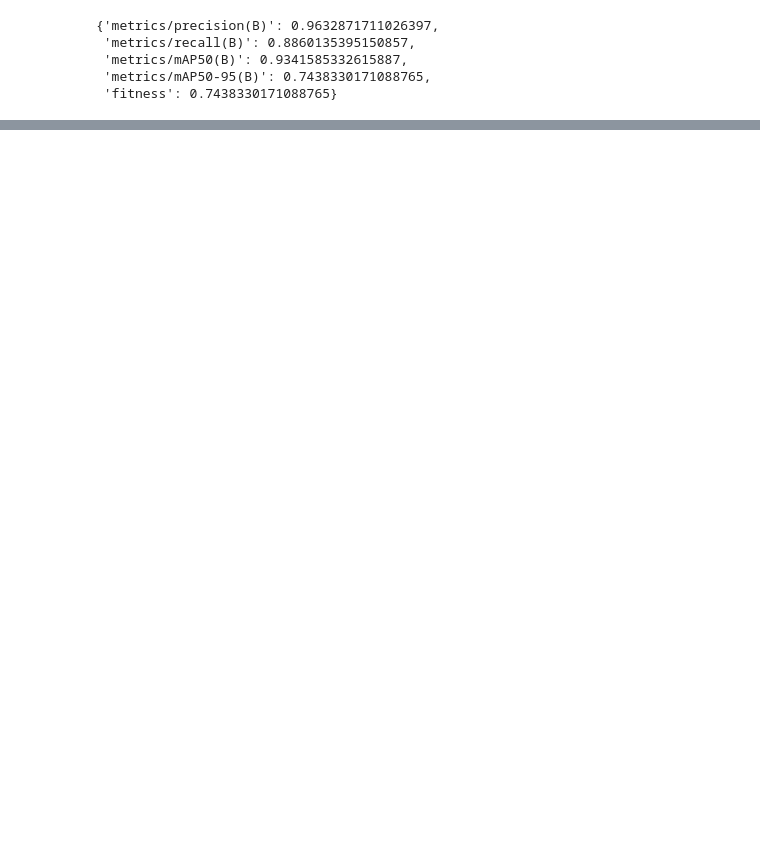
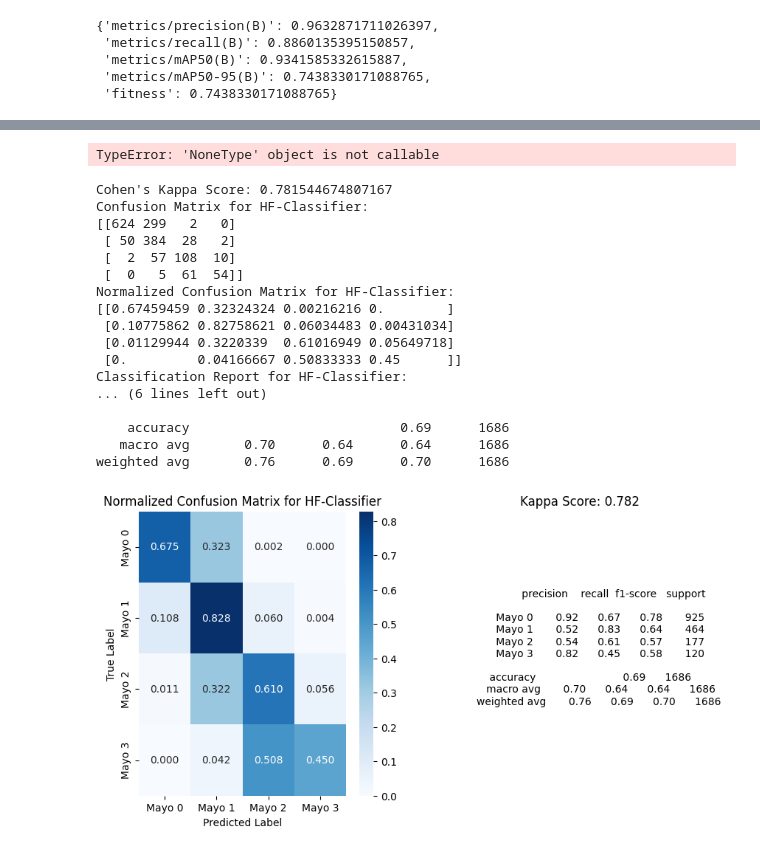
Before and after one commit to Q-Zhao-9/gradproj, a Jupyter notebook: experiments/image_segmentation.ipynb, the cells around one changed output, grey strips where cells are left out. Saved outputs shown, nothing was run; the diff lists cells and outputs as text; code cells hidden in the pictures; blank space fills up the shorter version.

```diff
--- a/experiments/image_segmentation.ipynb
+++ b/experiments/image_segmentation.ipynb
@@ -449,0 +733,5 @@ NameError: name 'model' is not defined
+# %%
+best_model_path = f'{train_results.save_dir}/weights/last.pt'
+print('Model:', best_model_path)
+model = YOLO(best_model_path)
+model.val(data='/home/qzhao9/datasets/LIMUC',validator=CustomizedValidator, imgsz=288, split='test')
@@ -449,0 +922,30 @@ NameError: name 'model' is not defined
+# %%
+from ultralytics import YOLO
+import gc
+import time
+import torch
+
+model_name = "yolo11n-cls.pt"
+# model_name = '/home/qzhao9/code/9800/gradproj/experiments/runs/classify/uc-clf_26n/weights/best.pt'
+# # Load a model
+# model = YOLO(model_name)  # load a pretrained model (recommended for training)
+
+# yolo_seq_model = model.model.model
+sizes = ['x_non_normalized','x_normalized','x_normalized2'] #['n','s','m','l','x']
+model_names = [(f'/home/qzhao9/code/9800/gradproj/experiments/runs/classify/uc-clf_26{size}/weights/best.pt',f'YOLO26{size}-cls')
+               for size in sizes]
+for model_path, model_name in model_names:
+# size = 'x'  # choose from 'n', 's', 'm', 'l', 'x'
+# model_path = f'/home/qzhao9/code/9800/gradproj/experiments/runs/classify/uc-clf_26{size}/weights/best.pt'
+# model_name = f'YOLO26{size}-cls'
+    print(f"*********Evaluating model: {model_name}***********")
+    model = YOLO(model_path)  # load a pretrained model (recommended for training)
+    calculate_metrics_yolo(model, img_path, model_name)
+    # model.to(device='cpu')
+    model = None  # free up memory
+    # print(torch.cuda.mem_get_info())
+    torch.cuda.empty_cache()
+    time.sleep(5)
+    gc.collect()
+    time.sleep(5)
+    gc.collect()
@@ -449,0 +1269,34 @@ NameError: name 'model' is not defined
+# %%
+from PIL import Image
+img_path = ['/home/qzhao9/datasets/LIMUC/test/Mayo 3/UC_patient_44_12.bmp',
+            '/home/qzhao9/datasets/LIMUC/test/Mayo 3/UC_patient_44_11.bmp']
+input = image_processor(images=[Image.open(p).convert('RGB') for p in img_path], return_tensors="pt")
+output = model(**input)
+print(output)
+predicted_class_idx = output.logits.argmax(-1).tolist()
+print("Predicted class index:", [config.id2label[idx] for idx in predicted_class_idx])
+# %% [output]
+TypeError: 'NoneType' object is not callable
+# %%
+img_root = '/home/qzhao9/datasets/LIMUC/test'
+model.eval()
+calculate_metrics_hf(image_processor, model, img_root, 'HF-Classifier')
+# %% [output]
+Cohen's Kappa Score: 0.781544674807167
+Confusion Matrix for HF-Classifier:
+[[624 299   2   0]
+ [ 50 384  28   2]
+ [  2  57 108  10]
+ [  0   5  61  54]]
+Normalized Confusion Matrix for HF-Classifier:
+[[0.67459459 0.32324324 0.00216216 0.        ]
+ [0.10775862 0.82758621 0.06034483 0.00431034]
+ [0.01129944 0.3220339  0.61016949 0.05649718]
+ [0.         0.04166667 0.50833333 0.45      ]]
+Classification Report for HF-Classifier:
+... (6 lines left out)
+
+    accuracy                           0.69      1686
+   macro avg       0.70      0.64      0.64      1686
+weighted avg       0.76      0.69      0.70      1686
+[figure, added]
```
Also changed, not shown: parts of 25 cells of this notebook, 6 other files.
